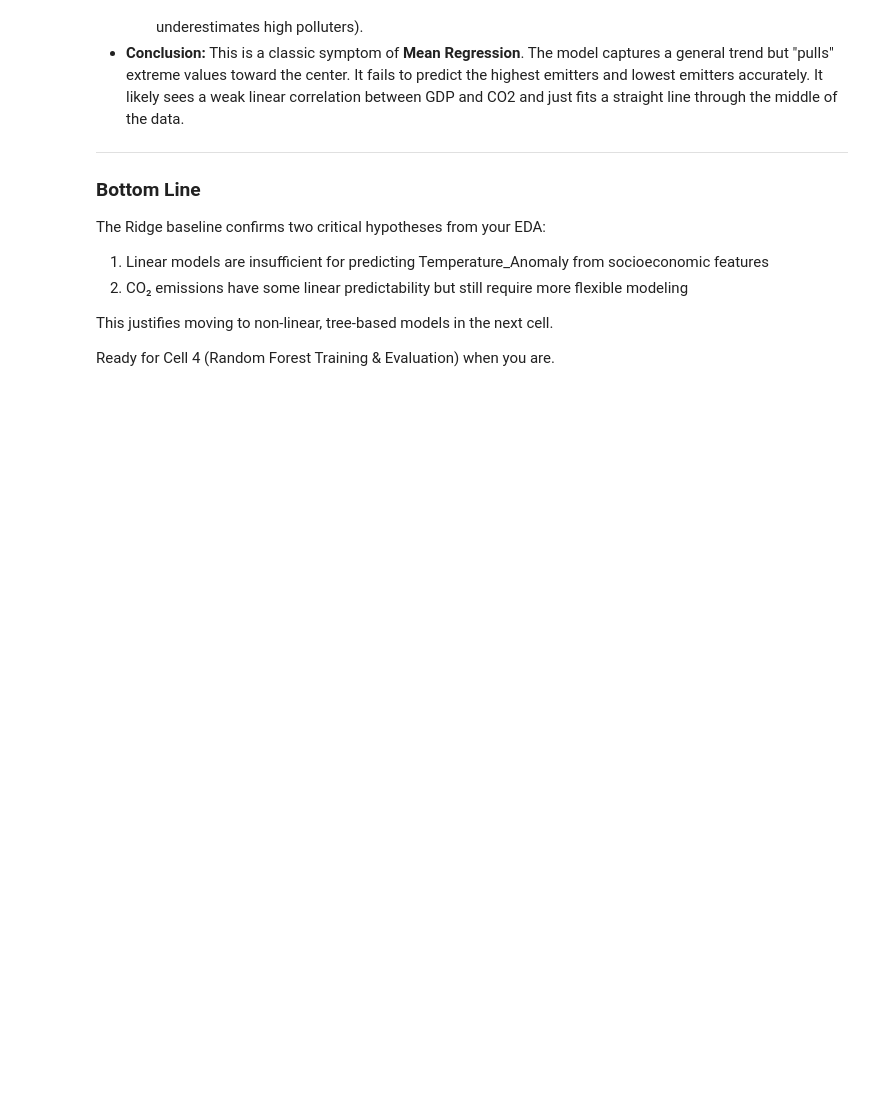
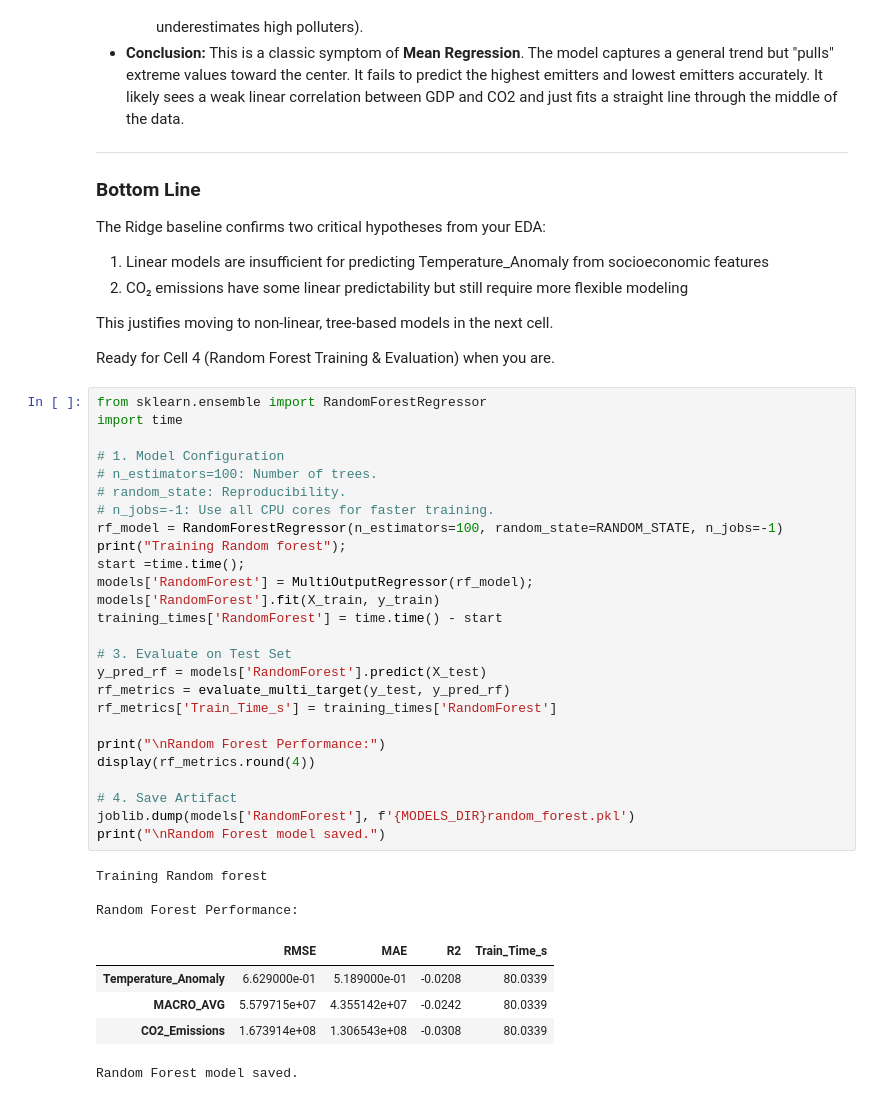
Before and after one commit to amh1k/socioeconomic-climate-ml, a Jupyter notebook: notebooks/03_model_training_tuning.ipynb, the cells around one changed output. Drawn from its saved outputs; the diff is of its cells as text; blank space fills up the shorter version.

```diff
--- a/notebooks/03_model_training_tuning.ipynb
+++ b/notebooks/03_model_training_tuning.ipynb
@@ -225,3 +225,38 @@ The Ridge baseline confirms two critical hypotheses from your EDA:
 This justifies moving to non-linear, tree-based models in the next cell.
 
 Ready for Cell 4 (Random Forest Training & Evaluation) when you are.
+# %%
+from sklearn.ensemble import RandomForestRegressor
+import time
+
+# 1. Model Configuration
+# n_estimators=100: Number of trees.
+# random_state: Reproducibility.
+# n_jobs=-1: Use all CPU cores for faster training.
+rf_model = RandomForestRegressor(n_estimators=100, random_state=RANDOM_STATE, n_jobs=-1)
+print("Training Random forest");
+start =time.time();
+models['RandomForest'] = MultiOutputRegressor(rf_model);
+models['RandomForest'].fit(X_train, y_train)
+training_times['RandomForest'] = time.time() - start
+
+# 3. Evaluate on Test Set
+y_pred_rf = models['RandomForest'].predict(X_test)
+rf_metrics = evaluate_multi_target(y_test, y_pred_rf)
+rf_metrics['Train_Time_s'] = training_times['RandomForest']
+
+print("\nRandom Forest Performance:")
+display(rf_metrics.round(4))
+
+# 4. Save Artifact
+joblib.dump(models['RandomForest'], f'{MODELS_DIR}random_forest.pkl')
+print("\nRandom Forest model saved.")
+# %% [output]
+Training Random forest
+
+Random Forest Performance:
+|  | RMSE | MAE | R2 | Train_Time_s |
+| Temperature_Anomaly | 6.629000e-01 | 5.189000e-01 | -0.0208 | 80.0339 |
+| MACRO_AVG | 5.579715e+07 | 4.355142e+07 | -0.0242 | 80.0339 |
+| CO2_Emissions | 1.673914e+08 | 1.306543e+08 | -0.0308 | 80.0339 |
+Random Forest model saved.
```
Also changed, not shown: parts of 2 cells of this notebook, 8 other files.
